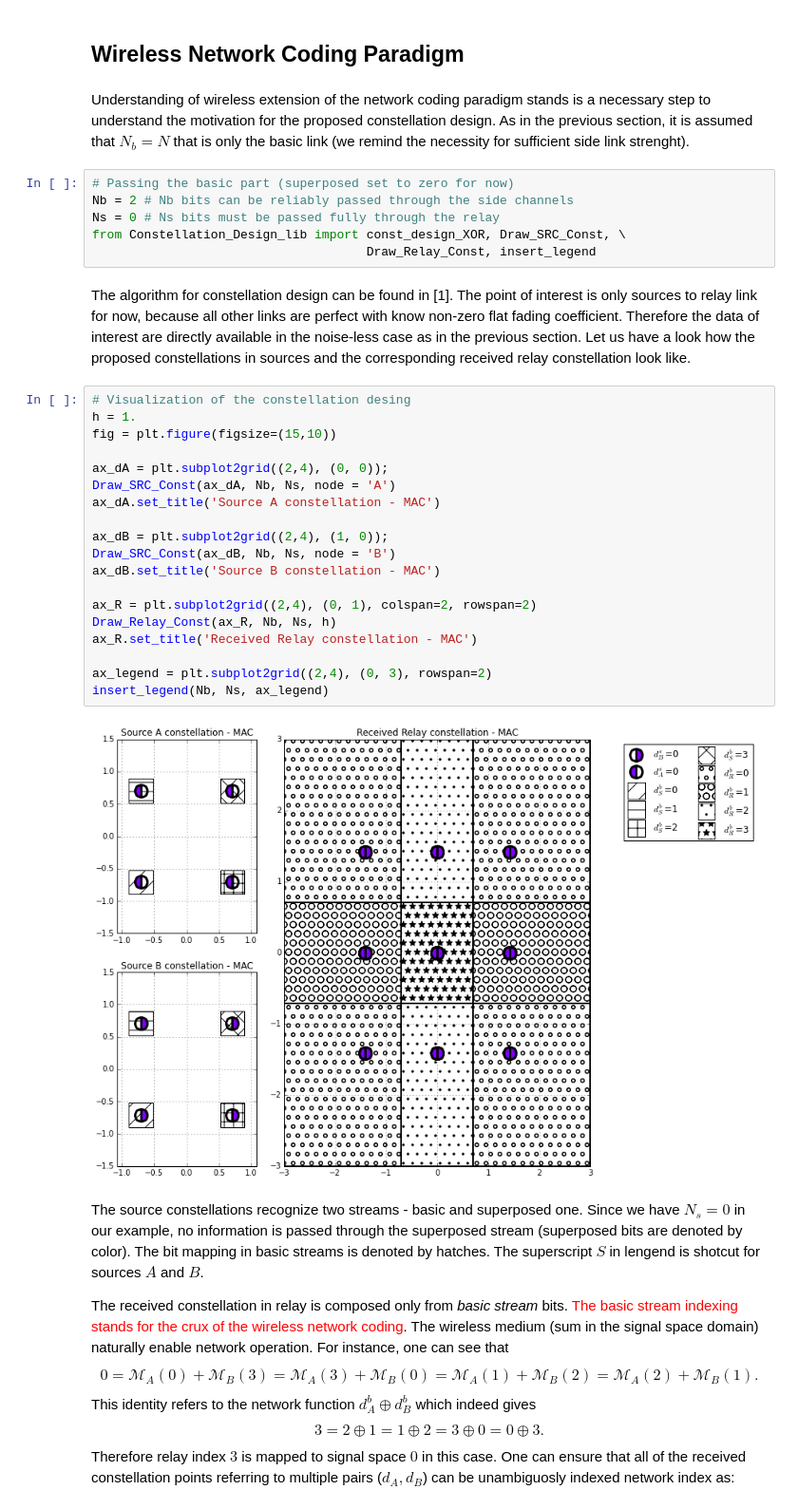
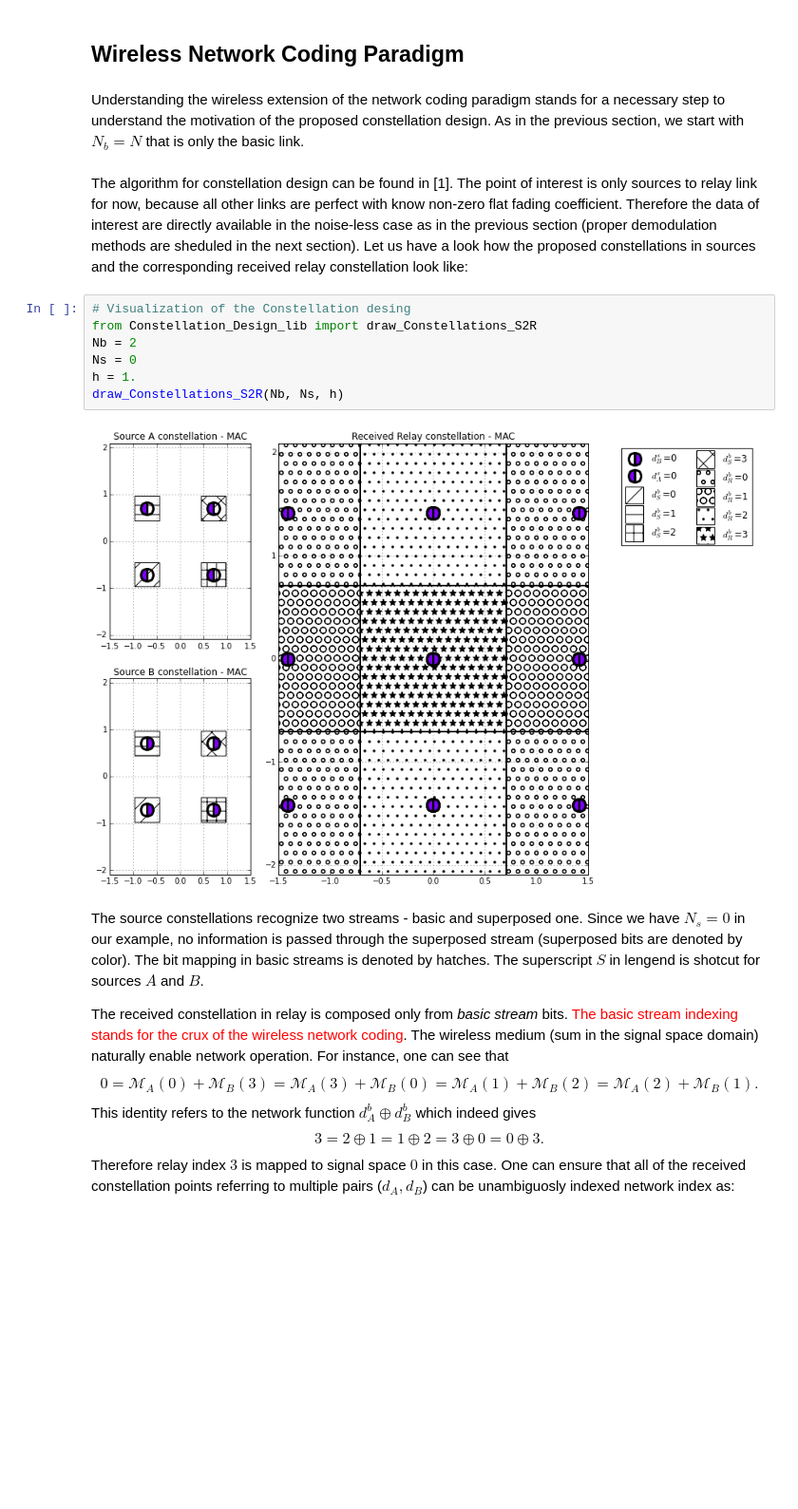
Before and after one commit to ProchazkaPavel/EURASIP_2017, a Jupyter notebook: web_pres/From_NIF_to_WNC.ipynb, the cells around one changed output. Shown at 95% size. Cells and saved outputs as stored; diff of their text form; blank space fills up the shorter version.

Commit message:
Finished section 2 (added constellation accross whole network).

```diff
--- a/web_pres/From_NIF_to_WNC.ipynb
+++ b/web_pres/From_NIF_to_WNC.ipynb
@@ -24,36 +30,18 @@ This section starts with very simplified assumption $\sigma_{w*}^2 \to 0$ for al
 # %% [markdown]
 ## Wireless Network Coding Paradigm
 # %% [markdown]
-Understanding of wireless extension of the network coding paradigm stands is a necessary step to understand the motivation for the proposed constellation design. As in the previous section, it is assumed that $N_b=N$ that is only the basic link (we remind the necessity for sufficient side link strenght).
+Understanding the wireless extension of the network coding paradigm stands for a necessary step to understand the motivation of the proposed constellation design. As in the previous section, we start with $N_b=N$ that is only the basic link.
-# %%
-# Passing the basic part (superposed set to zero for now)
-Nb = 2 # Nb bits can be reliably passed through the side channels
-Ns = 0 # Ns bits must be passed fully through the relay
-from Constellation_Design_lib import const_design_XOR, Draw_SRC_Const, \
-                                     Draw_Relay_Const, insert_legend
 # %% [markdown]
-The algorithm for constellation design can be found in [1]. The point of interest is only sources to relay link for now, because all other links are perfect with know non-zero flat fading coefficient. Therefore the data of interest are directly available in the noise-less case as in the previous section. Let us have a look how the proposed constellations in sources and the corresponding received relay constellation look like.
+The algorithm for constellation design can be found in [1]. The point of interest is only sources to relay link for now, because all other links are perfect with know non-zero flat fading coefficient. Therefore the data of interest are directly available in the noise-less case as in the previous section (proper demodulation methods are sheduled in the next section). Let us have a look how the proposed constellations in sources and the corresponding received relay constellation look like:
-# %%
-# Visualization of the constellation desing
-h = 1.
-fig = plt.figure(figsize=(15,10))
-
-ax_dA = plt.subplot2grid((2,4), (0, 0));
-Draw_SRC_Const(ax_dA, Nb, Ns, node = 'A')
-ax_dA.set_title('Source A constellation - MAC')
-
-ax_dB = plt.subplot2grid((2,4), (1, 0));
-Draw_SRC_Const(ax_dB, Nb, Ns, node = 'B')
-ax_dB.set_title('Source B constellation - MAC')
-
-ax_R = plt.subplot2grid((2,4), (0, 1), colspan=2, rowspan=2)
-Draw_Relay_Const(ax_R, Nb, Ns, h)
-ax_R.set_title('Received Relay constellation - MAC')
-
-ax_legend = plt.subplot2grid((2,4), (0, 3), rowspan=2)
-insert_legend(Nb, Ns, ax_legend)
-# %% [output]
-[figure, removed]
+# %%
+# Visualization of the Constellation desing
+from Constellation_Design_lib import draw_Constellations_S2R
+Nb = 2
+Ns = 0
+h = 1.
+draw_Constellations_S2R(Nb, Ns, h)
+# %% [output]
+[figure, added]
 # %% [markdown]
 The source constellations recognize two streams - basic and superposed one. Since we have $N_s=0$ in our example, no information is passed through the superposed stream (superposed bits are denoted by color). The bit mapping in basic streams is denoted by hatches. The superscript $S$ in lengend is shotcut for sources $A$ and $B$.
 
```
Also changed, not shown: parts of 28 cells of this notebook, 2 other files.
